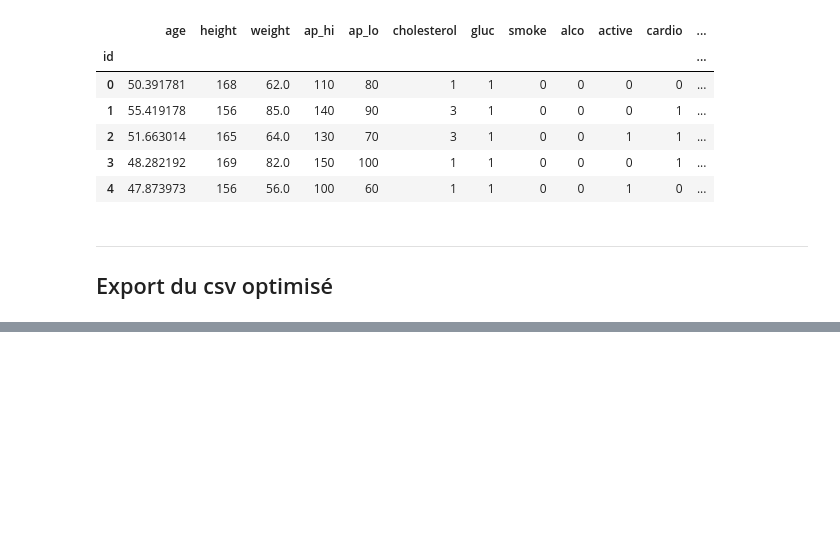
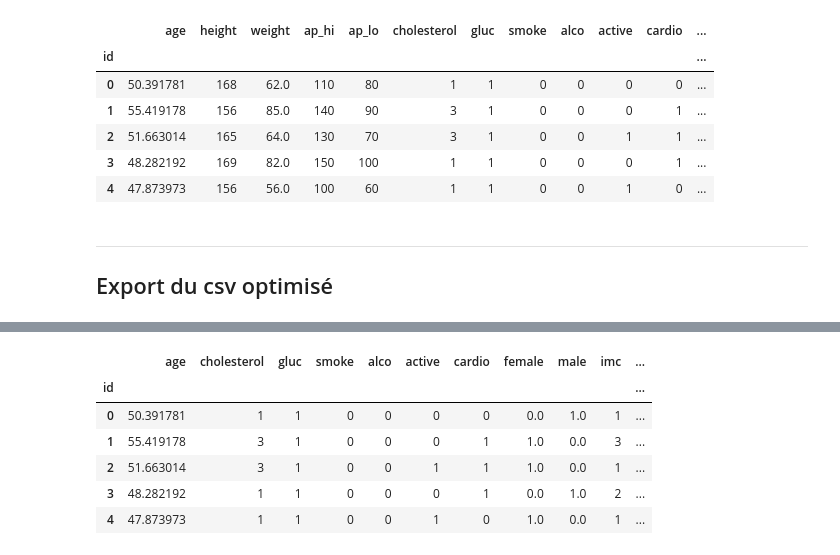
Before and after one commit to sulivan-moreau/cardio-vasc-risks, a Jupyter notebook: notebooks/preprocessing.ipynb, the cells around one changed output, grey strips where cells are left out. Saved outputs shown, nothing was run; the diff lists cells and outputs as text; code cells hidden in the pictures; blank space fills up the shorter version.

Commit message:
csv cardio_light
création d'un dataset allégé, et tests de ce dataset

```diff
--- a/notebooks/preprocessing.ipynb
+++ b/notebooks/preprocessing.ipynb
@@ -185 +194,12 @@ df.head()
+# %%
+df = df.drop(columns=['height', 'weight', 'ap_lo', 'ap_hi'])
+df.head()
+# %% [output]
+|  | age | cholesterol | gluc | smoke | alco | active | cardio | female | male | imc | ... |
+| id |  |  |  |  |  |  |  |  |  |  | ... |
+| 0 | 50.391781 | 1 | 1 | 0 | 0 | 0 | 0 | 0.0 | 1.0 | 1 | ... |
+| 1 | 55.419178 | 3 | 1 | 0 | 0 | 0 | 1 | 1.0 | 0.0 | 3 | ... |
+| 2 | 51.663014 | 3 | 1 | 0 | 0 | 1 | 1 | 1.0 | 0.0 | 1 | ... |
+| 3 | 48.282192 | 1 | 1 | 0 | 0 | 0 | 1 | 0.0 | 1.0 | 2 | ... |
+| 4 | 47.873973 | 1 | 1 | 0 | 0 | 1 | 0 | 1.0 | 0.0 | 1 | ... |
 # %%
```
Also changed, not shown: parts of 3 cells of this notebook, 4 other files.
